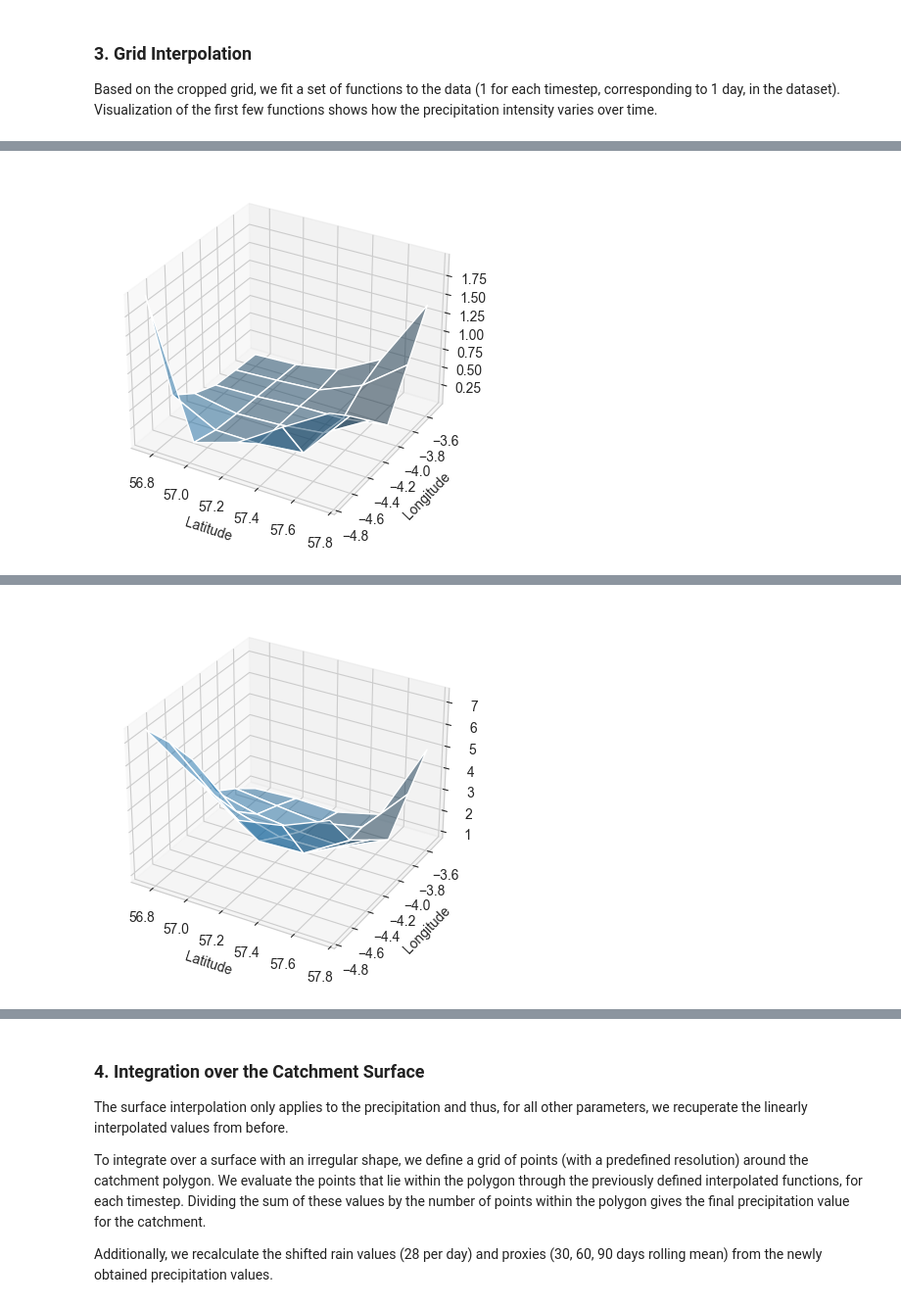
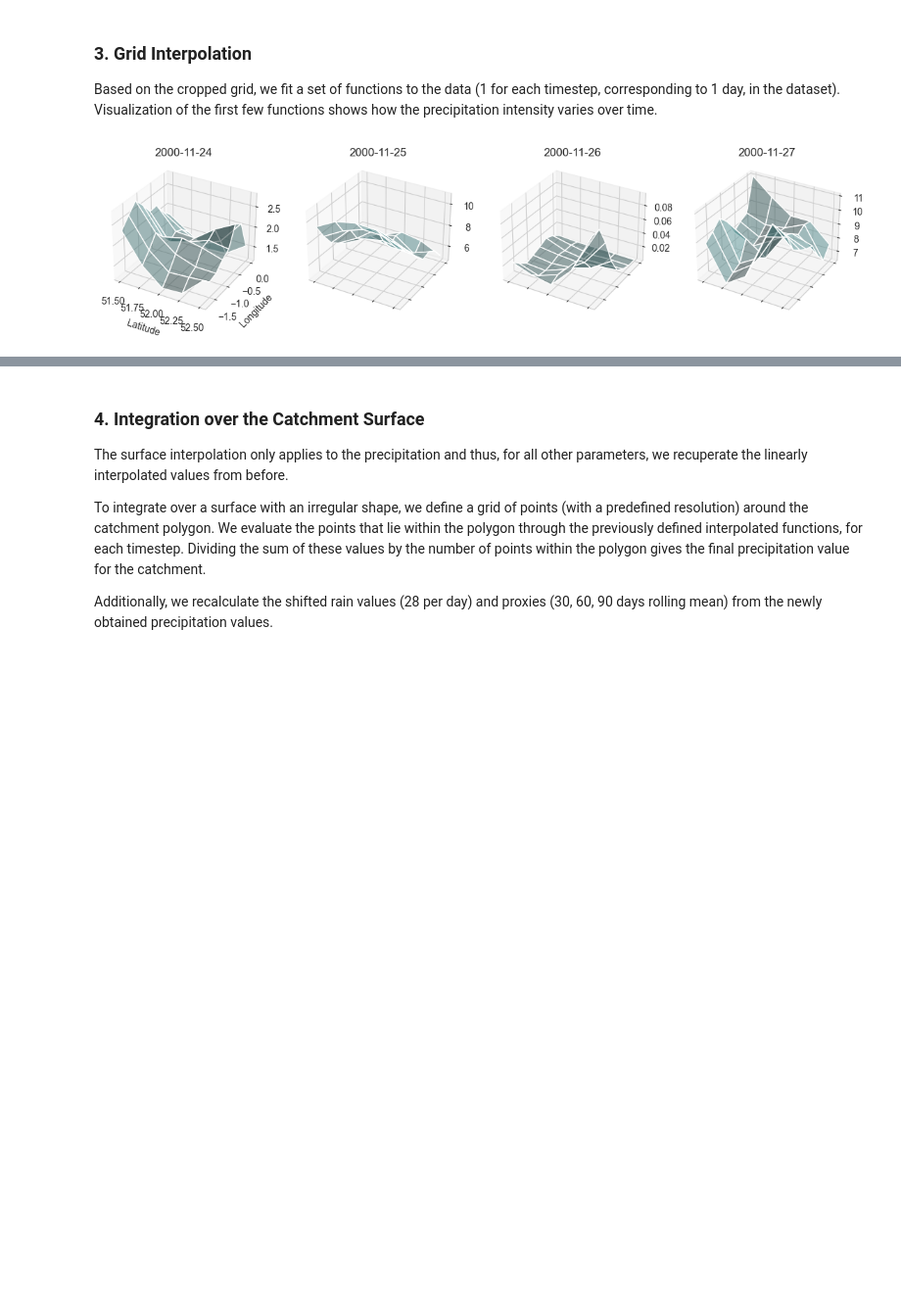
Before and after one commit to AlineGenvision/Lowlands-vs_highlands-streamflow, a Jupyter notebook: notebooks/Surface Interpolation.ipynb, the cells around one changed output, grey strips where cells are left out. Shown at 98% size. Cells and saved outputs as stored; diff of their text form; code cells hidden in the pictures; blank space fills up the shorter version.

Commit message:
Surface interpolation method notebook finalised.

```diff
--- a/notebooks/Surface Interpolation.ipynb
+++ b/notebooks/Surface Interpolation.ipynb
@@ -26,9 +27,9 @@ Additionally, we open the dataset containing the rainfall information over the U
 
 Lastly, we define the grid resolution at which the data will be interpolated (integrated).
 # %%
-station_nr = 7001
+station_nr = 33039
 
-database = pd.read_csv('../' + paths.DATA + '/Catchments_Fens.csv').rename(columns={'Station number': 'Station_number'})
+database = pd.read_csv('../' + paths.DATA + '/Catchments_Database.csv').rename(columns={'Station number': 'Station_number'})
 
 station_db = database.query(f"Station_number == {station_nr}")
 catchment_boundary = gpd.read_file('../' + paths.CATCHMENT_BASINS + '/' + str(station_nr) + '/' + str(str(station_nr) + '.shp'))
@@ -58,8 +59,10 @@ Based on the cropped grid, we fit a set of functions to the data (1 for each tim
 # %%
 %%time
 
 lat_min, lat_max, lon_min, lon_max = si.extract_raster_to_interpolate(catchment_boundary, DATA_RESOLUTION)
 subset = domain_rain.sel(latitude=slice(lat_max, lat_min), longitude=slice(lon_min, lon_max))
 
-interpolated_functions = si.interpolate_surface(subset, plot=True)
+save_path = f"{paths.IMAGES}/interpolation_precipitation.png"
+interpolated_functions = si.interpolate_surface(subset, plot=True, save_path=save_path)
 # %% [output]
+[figure, new version]
@@ -67 +70,0 @@ interpolated_functions = si.interpolate_surface(subset, plot=True)
-[figure, old version]
@@ -69 +70,0 @@ interpolated_functions = si.interpolate_surface(subset, plot=True)
-[figure, removed]
```
Also changed, not shown: parts of 10 cells of this notebook, 4 other files.
